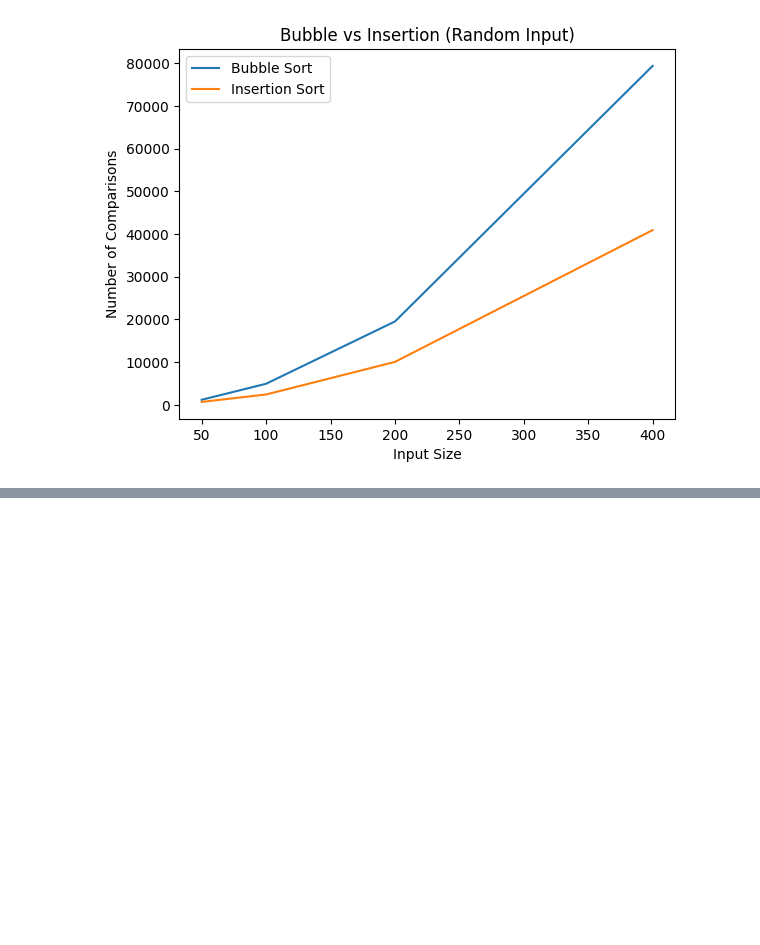
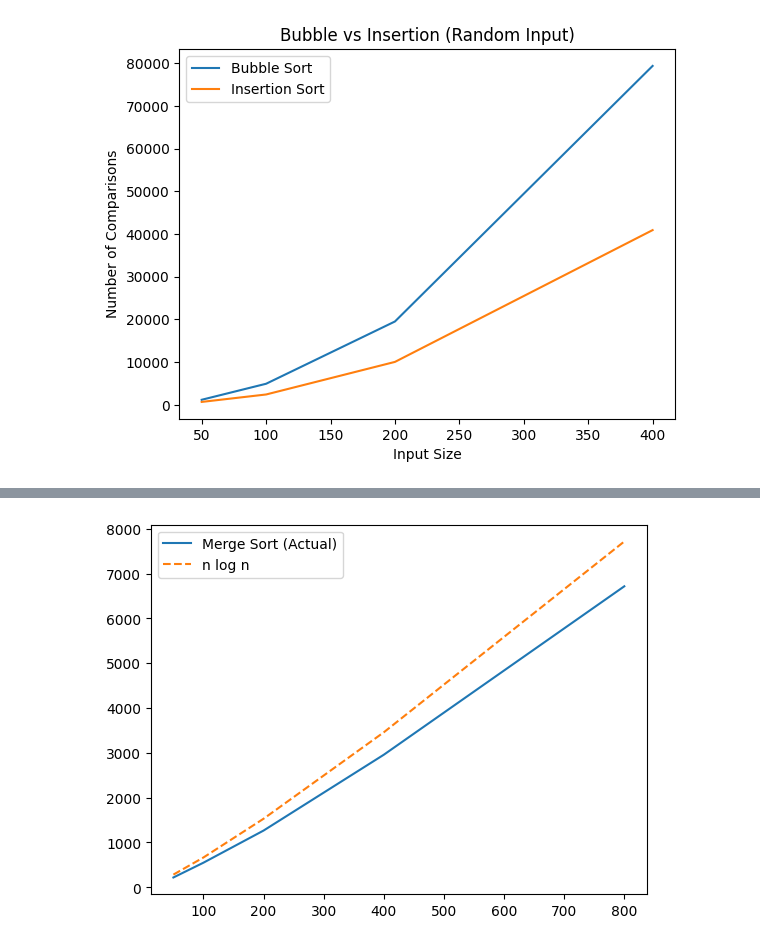
Before and after one commit to aishvibansal/algorithm-performance-study, a Jupyter notebook: notebooks/algorithm_performance_study.ipynb, the cells around one changed output, grey strips where cells are left out. Saved outputs shown, nothing was run; the diff lists cells and outputs as text; code cells hidden in the pictures; blank space fills up the shorter version.

```diff
--- a/notebooks/algorithm_performance_study.ipynb
+++ b/notebooks/algorithm_performance_study.ipynb
@@ -116,0 +149,12 @@ plt.show()
+# %%
+import numpy as np
+
+theoretical_nlogn = [n * np.log2(n) for n in sizes]
+
+plt.plot(sizes, merge_results, label="Merge Sort (Actual)")
+plt.plot(sizes, theoretical_nlogn, label="n log n", linestyle="--")
+
+plt.legend()
+plt.show()
+# %% [output]
+[figure, added]
```
Also changed, not shown: parts of 9 cells of this notebook, 2 other files.
